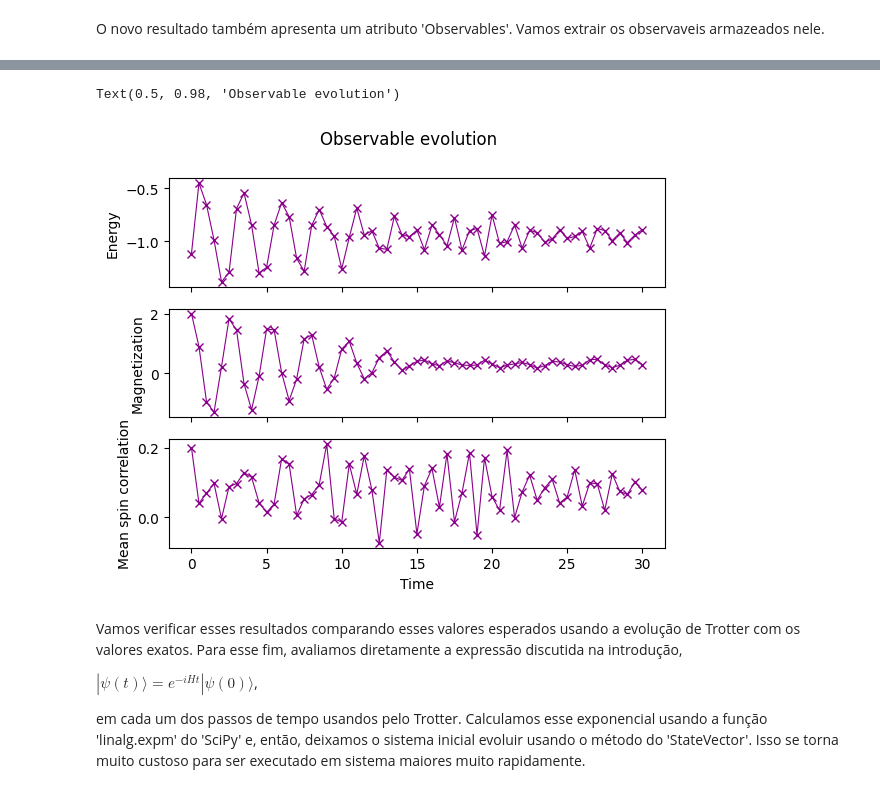
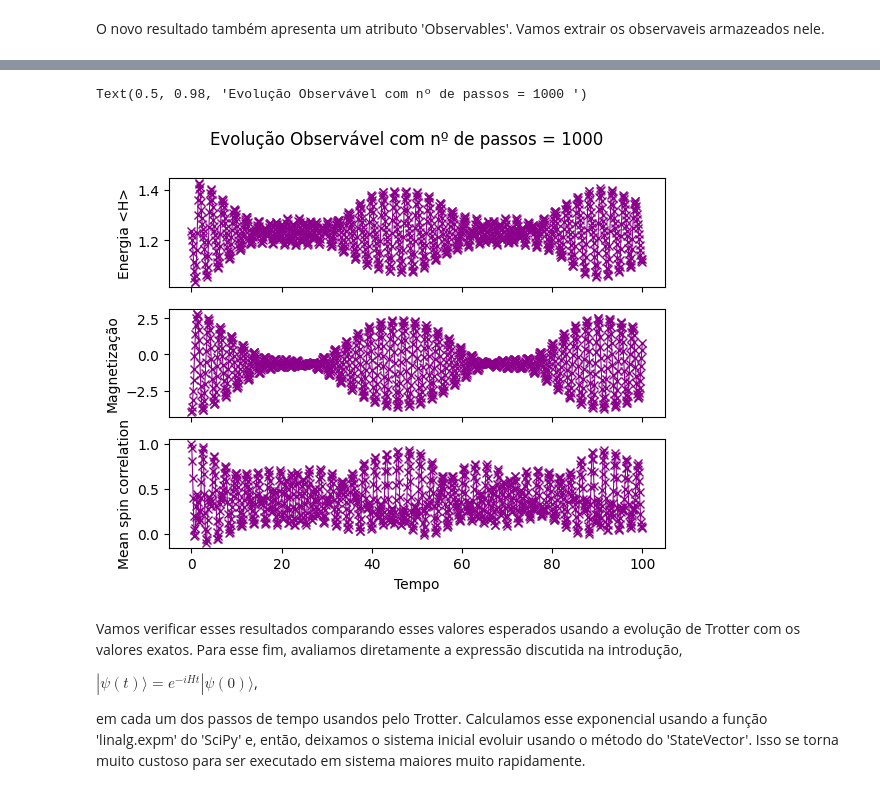
Before and after one commit to machadojoaopaulo/QuantumThermodynamics, a Jupyter notebook: Trotterização.ipynb, the cells around one changed output, grey strips where cells are left out. Cells and saved outputs as stored; diff of their text form; code cells hidden in the pictures.

```diff
--- a/Trotterização.ipynb
+++ b/Trotterização.ipynb
@@ -105,11 +120,11 @@ bar_width = 0.1
 
 # Preparemos um estado inicial ↑↓ (01).
 # Note que 'StateVector' e 'SparsePauliOp' interpretam os qubits da direita para a esquerda.
-initial_state = Statevector.from_label("01")
+initial_state = Statevector.from_label("1111")
 trotter = TrotterQRTE()
-final_time = 1.6
+final_time = 30
 eps = 1e-5
-ELI = 2
+ELI = 4
 
 # Aumentando o tanho da figura
 # Colocando a escala do eixo-y de 0.1 em 0.1
@@ -122,7 +137,7 @@ alphas = np.linspace(-np.pi / 2 + eps, np.pi / 2 - eps, 5)
 
 for i, alpha in enumerate(alphas):
     H_alpha = get_hamiltonian(L= ELI, J=0.2, h=1.0, alpha=alpha)
-    problem = TimeEvolutionProblem(H_alpha, initial_state=initial_state, time=1.6)
+    problem = TimeEvolutionProblem(H_alpha, initial_state=initial_state, time=final_time)
     result = trotter.evolve(problem)
     evolved_state = Statevector(result.evolved_state)
     # Dicionário de probabilidades
@@ -131,14 +146,14 @@ for i, alpha in enumerate(alphas):
     values = list(amplitudes_dict.values())
     # Converter ângulo em graus
     alpha_str = f"$\\alpha={int(np.round(alpha * 180 / pi))}^\\circ$"
-    plt.bar(np.arange(4) + i * bar_width, values, bar_width, label=alpha_str, alpha=0.7)
+    plt.bar(np.arange(pow(ELI,2)) + i * bar_width, values, bar_width, label=alpha_str, alpha=0.7)
 
-plt.xticks(np.arange(4) + 2 * bar_width, labels)
+plt.xticks(np.arange(pow(ELI,2)) + 2 * bar_width, labels)
 plt.xlabel("Medida")
 plt.ylabel("Probabilidade")
 plt.suptitle(
     f"Medida de probabilidade em $t={final_time}$, para diferentes ângulos $\\alpha$\n"
-    f"Estado inicial: 10, Rede Linear de tamanho $L={ELI}$"
+    f"Estado inicial: 1111, Rede Linear de tamanho $L={ELI}$"
 )
 plt.legend()
 # %% [output]
@@ -153,7 +168,7 @@ Vamos dar uma olhada em outro revurso do 'TroterQRTE'. Agora exploraremos sua ca
 # %%
 from math import pi
 
-L = 6
+L = 4
 H = get_hamiltonian(L=L, J=0.2, h=1.2, alpha=pi / 8)
 # %% [markdown]
 A instância 'TrotterQRTE' agora será criada com um argumento de 'num_timesteps' e uma primitiva 'Estimator'. A primitiva 'Estimator' do Qiskit estima valores esperados de observáveis, $\langle \psi | \hat{O} |\psi \rangle$.
@@ -161,7 +176,7 @@ A instância 'TrotterQRTE' agora será criada com um argumento de 'num_timesteps
 from qiskit_algorithms import TrotterQRTE
 from qiskit.primitives import Estimator
 
-num_timesteps = 60
+num_timesteps = 1000
 trotter = TrotterQRTE(num_timesteps=num_timesteps, estimator=Estimator())
 # %% [markdown]
 Vamos definir um operador de magnetização $\sum_i Z_i$, e um operador de correlação de spin médio $\sum_i Z_i Z_{i+1}/(L-1)$.
@@ -177,6 +192,6 @@ Nosso novo estado inicial terá os dois spins do meio voltandos para baixo, e o
 # %%
-final_time = 30.0
-initial_state = Statevector.from_label("001100")
+final_time = 100
+initial_state = Statevector.from_label("1111")
 problem = TimeEvolutionProblem(
     H,
     initial_state=initial_state,
@@ -199,25 +214,25 @@ observables.shape
 # %%
 import matplotlib.pyplot as plt
 
 fig, axes = plt.subplots(3, sharex=True)
 times = np.linspace(0, final_time, num_timesteps + 1)  # includes initial state
 axes[0].plot(
-    times, observables[:, 0], label="First order", marker="x", c="darkmagenta", ls="-", lw=0.8
+    times, observables[:, 0], label="1ª Ordem", marker="x", c="darkmagenta", ls="-", lw=0.8
 )
 axes[1].plot(
-    times, observables[:, 1], label="First order", marker="x", c="darkmagenta", ls="-", lw=0.8
+    times, observables[:, 1], label="1ª Ordem", marker="x", c="darkmagenta", ls="-", lw=0.8
 )
 axes[2].plot(
-    times, observables[:, 2], label="First order", marker="x", c="darkmagenta", ls="-", lw=0.8
+    times, observables[:, 2], label="1ª Ordem", marker="x", c="darkmagenta", ls="-", lw=0.8
 )
-axes[0].set_ylabel("Energy")
-axes[1].set_ylabel("Magnetization")
+axes[0].set_ylabel("Energia <H>")
+axes[1].set_ylabel("Magnetização")
 axes[2].set_ylabel("Mean spin correlation")
-axes[2].set_xlabel("Time")
-fig.suptitle("Observable evolution")
+axes[2].set_xlabel("Tempo")
+plt.suptitle(f"Evolução Observável com nº de passos = {num_timesteps} ")
 # %% [output]
-Text(0.5, 0.98, 'Observable evolution')
+Text(0.5, 0.98, 'Evolução Observável com nº de passos = 1000 ')
-[figure, old version]
+[figure, new version]
 # %% [markdown]
 Vamos verificar esses resultados comparando esses valores esperados usando a evolução de Trotter com os valores exatos. Para esse fim, avaliamos diretamente a expressão discutida na introdução,
 
```
Also changed, not shown: parts of 19 cells of this notebook, 3 other files.
